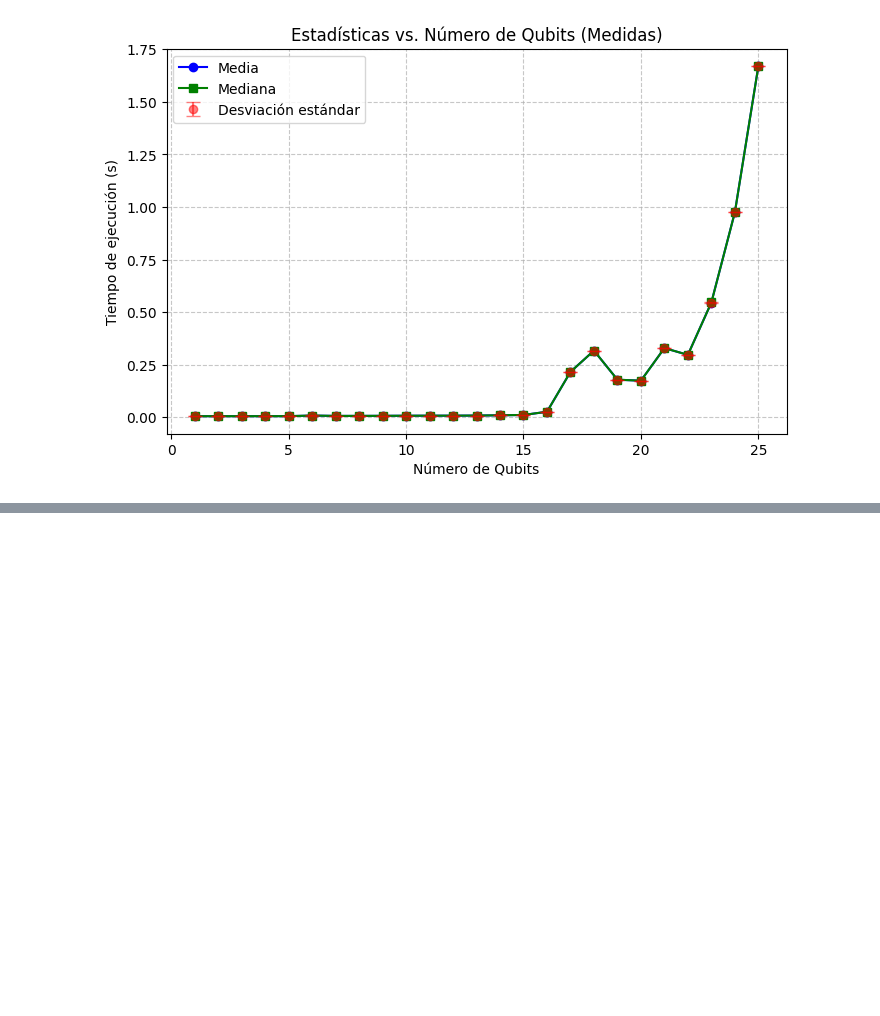
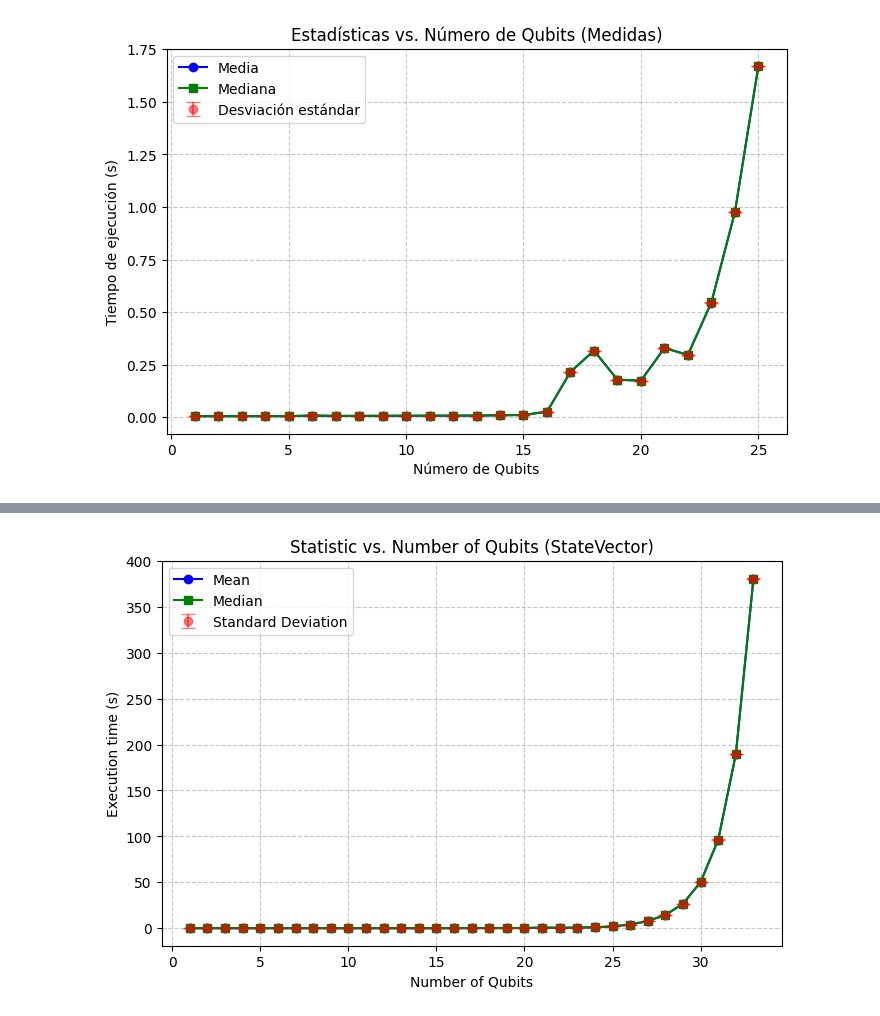
Before and after one commit to RaquelAlfonso/Practica-1-HPC, a Jupyter notebook: hpc_qlacs.ipynb, the cells around one changed output, grey strips where cells are left out. Drawn from its saved outputs; the diff is of its cells as text; code cells hidden in the pictures; blank space fills up the shorter version.

```diff
--- a/hpc_qlacs.ipynb
+++ b/hpc_qlacs.ipynb
@@ -1008,0 +1025,22 @@ plt.show()
+# %%
+time_statevector_mean =  [3.7659704685211184e-05, 7.474273443222045e-05, 0.000142650306224823, 0.000199977308511734, 0.0002621367573738098, 0.003220990300178528, 0.0009801343083381652, 0.001127399504184723, 0.0013149872422218323, 0.0015952110290527344, 0.0017960511147975921, 0.0018632836639881135, 0.0022305868566036223, 0.0029646195471286774, 0.004211851954460144, 0.017091885209083557, 0.13624804541468621, 0.12467496544122696, 0.18106871843338013, 0.24833179861307145, 0.6265878573060035, 0.5273407325148582, 0.6441744603216648, 1.0454333156347275, 1.9562484249472618, 4.026973519474268, 7.771786829084158, 14.477795609086751, 26.605730164796114, 50.429089460521936, 96.46426304131747, 189.66686854362487, 380.7394620142877]
+time_statevector_median =  [3.734827041625977e-05, 7.39455223083496e-05, 0.00014166831970214845, 0.00019928216934204102, 0.00026078224182128905, 0.0033333182334899904, 0.0010053455829620362, 0.0011512398719787597, 0.0013384878635406493, 0.0016184687614440919, 0.0018182218074798584, 0.0018860578536987304, 0.0022537291049957277, 0.002989774942398071, 0.004239630699157715, 0.01711680293083191, 0.13628557324409485, 0.12469545006752014, 0.18097828030586244, 0.2487179696559906, 0.6265822231769562, 0.528064352273941, 0.6439962148666382, 1.0462598860263825, 1.9563194394111634, 4.027412909269333, 7.771580773591995, 14.473820209503174, 26.606858718395234, 50.428083050251004, 96.43183448314667, 189.67226648330688, 380.76588532328606]
+time_statevector_std = [3.360023370646559e-12, 1.6403989278046538e-11, 1.1166445545995884e-11, 1.5338519343544022e-11, 2.133371257428962e-11, 8.796666856514257e-06, 9.599671324522774e-09, 9.323245864223395e-09, 9.15872446771715e-09, 9.458675154228046e-09, 8.736526624364415e-09, 9.125622602024208e-09, 8.514355431810117e-09, 1.2164568630179673e-08, 1.3138958321334825e-08, 1.6289008319958497e-08, 1.7236840562984134e-06, 1.833305911524974e-08, 1.0650021944114129e-06, 2.26364008303781e-05, 0.00016261365468017708, 8.012694990093827e-05, 1.2903590313417812e-05, 7.730012923943264e-05, 5.565368390909597e-05, 0.00021976443138010948, 0.0005181874673509168, 0.006034492826945115, 0.006285930797567174, 0.04795462349557432, 0.15888237606251437, 0.2829879837404278, 0.39141687268292125]
+
+qubits_list = list(range(1, 33+1))
+
+plt.figure(figsize=(8, 5))
+plt.plot(qubits_list, time_statevector_mean, 'o-', label='Mean', color='blue')
+plt.plot(qubits_list, time_statevector_median, 's-', label='Median', color='green')
+plt.errorbar(qubits_list, time_statevector_mean, yerr=time_statevector_std,
+           fmt='o', capsize=5, label='Standard Deviation', color='red', alpha=0.5)
+
+plt.xlabel('Number of Qubits')
+plt.ylabel('Execution time (s)')
+plt.title('Statistic vs. Number of Qubits (StateVector)')
+plt.legend()
+plt.grid(True, linestyle='--', alpha=0.7)
+plt.savefig('PRUEBA4_STATEVECTOR_16N33Q.png')
+plt.show()
+# %% [output]
+[figure, added]
```
Also changed, not shown: parts of 29 cells of this notebook.
